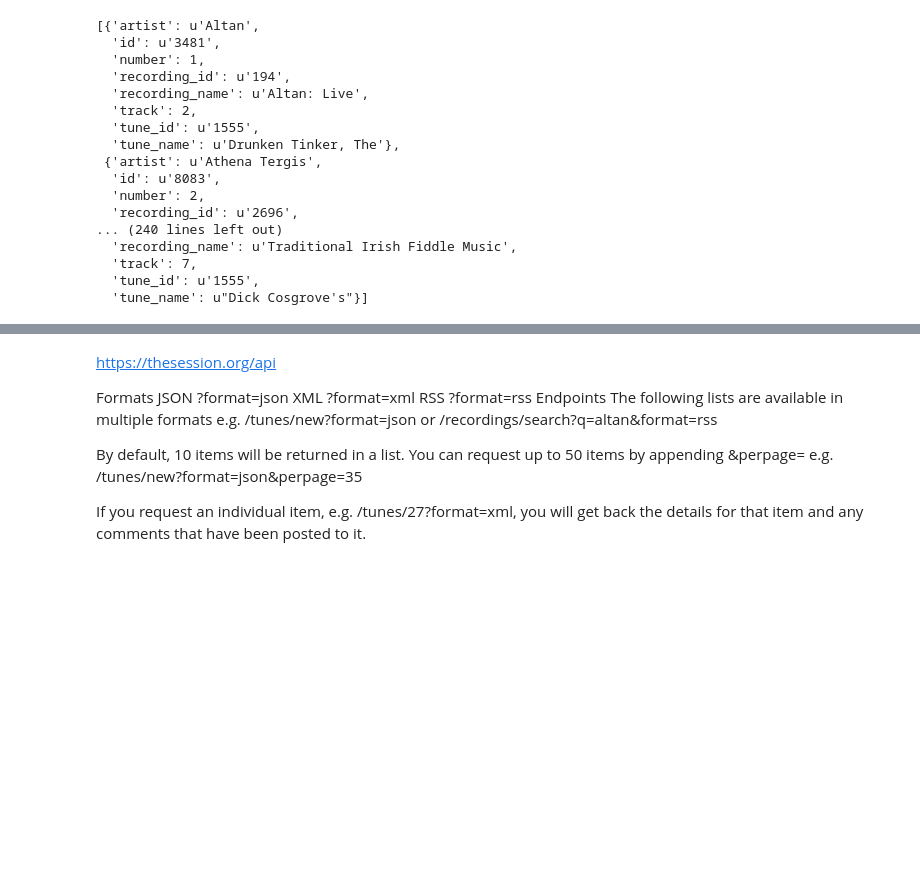
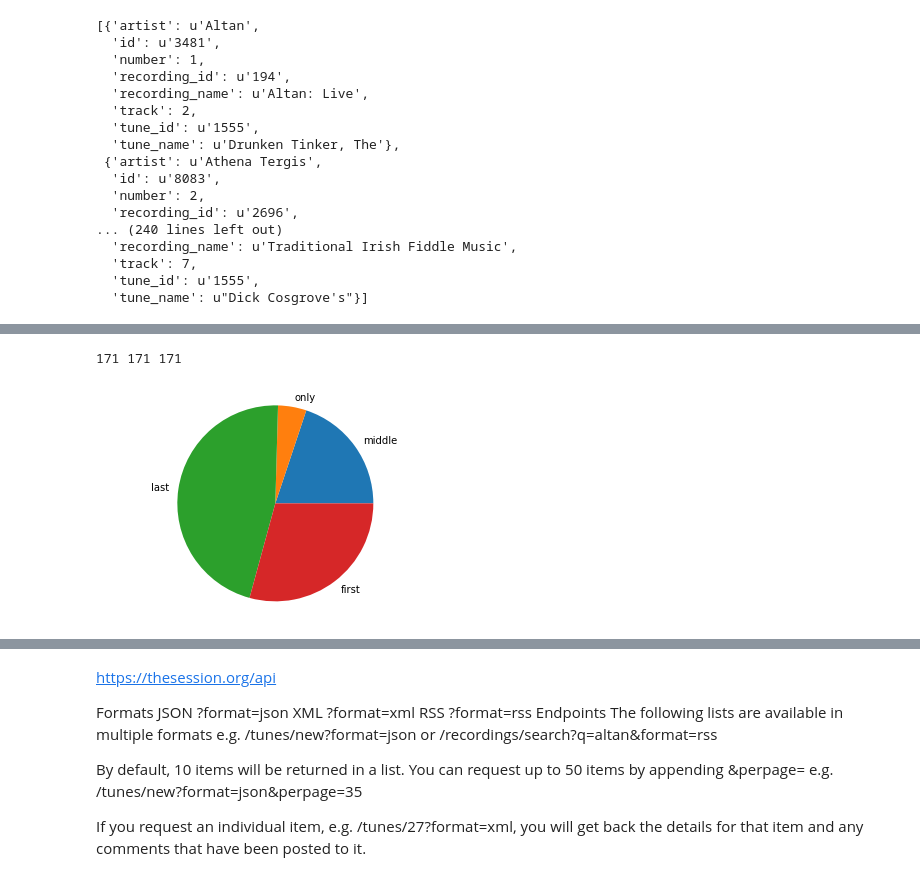
Before and after one commit to smwahl/pytrad, a Jupyter notebook: sql_tests.ipynb, the cells around one changed output, grey strips where cells are left out. Saved outputs shown, nothing was run; the diff lists cells and outputs as text; code cells hidden in the pictures; blank space fills up the shorter version.

```diff
--- a/sql_tests.ipynb
+++ b/sql_tests.ipynb
@@ -408,0 +518,29 @@ st[3]
+# %%
+print len(tunes_before), len(tunes_after), len(sets_by_tune)
+# %% [output]
+171 171 171
+# %%
+# Plot the distribution tune position
+
+f,ax = plt.subplots(1,1)
+
+
+keys = Counter(tune_pos).keys() # equals to list(set(words))
+vals = Counter(tune_pos).values() # counts the elements' frequency
+
+# Data to plot
+labels = keys
+sizes = vals
+#colors = ['gold', 'yellowgreen', 'lightcoral', 'lightskyblue']
+#explode =   # explode 1st slice
+
+# Plot
+ax.pie(sizes, labels=labels) #colors=colors,
+        #autopct='%1.1f%%', shadow=True, startangle=140)
+
+ax.axis('equal')
+
+
+plt.show()
+# %% [output]
+[figure, added]
```
Also changed, not shown: parts of 13 cells of this notebook, 1 other file.
